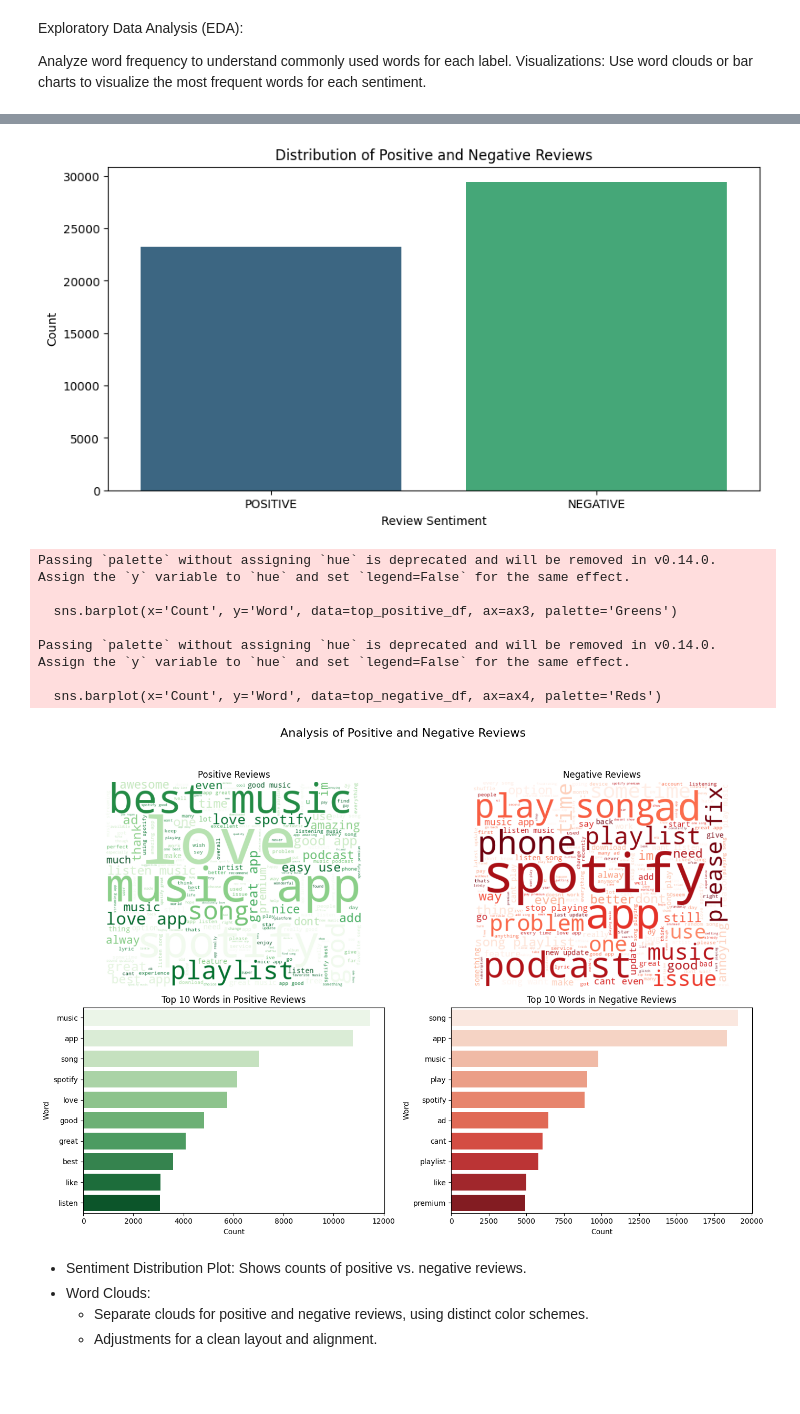
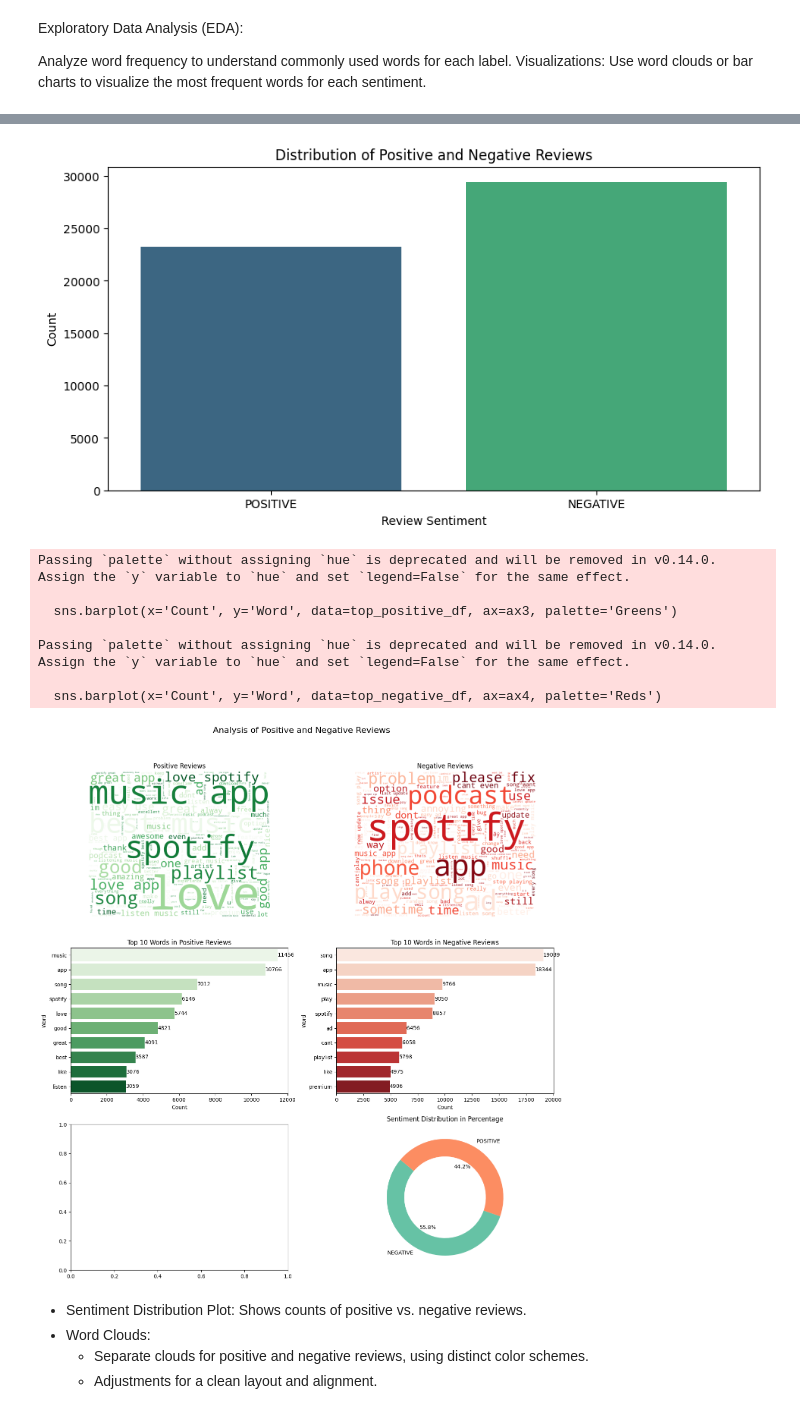
Before and after one commit to D1N3SH-DEV/spotify_review_analysis, a Jupyter notebook: Spotify_User_Reviews.ipynb, the cells around one changed output, grey strips where cells are left out. Cells and saved outputs as stored; diff of their text form; code cells hidden in the pictures; blank space fills up the shorter version.

Commit message:
Update to plottings

```diff
--- a/Spotify_User_Reviews.ipynb
+++ b/Spotify_User_Reviews.ipynb
@@ -142,8 +143,14 @@ plt.show()
 positive_reviews = ' '.join(data[data['label'] == 'POSITIVE']['Processed_Review'])
 negative_reviews = ' '.join(data[data['label'] == 'NEGATIVE']['Processed_Review'])
 
-# Set up the figure layout for word clouds and count plots
-fig, ((ax1, ax2), (ax3, ax4)) = plt.subplots(2, 2, figsize=(14, 10))
+# Count positive and negative reviews for donut chart
+label_counts = data['label'].value_counts()
+labels = label_counts.index
+sizes = label_counts.values
+colors = ['#66c2a5', '#fc8d62']
+
+# Set up the figure layout for word clouds, count plots, and donut chart
+fig, ((ax1, ax2), (ax3, ax4), (ax5, ax5)) = plt.subplots(3, 2, figsize=(14, 15))
 fig.suptitle('Analysis of Positive and Negative Reviews', fontsize=16)
 
 # Positive reviews word cloud
@@ -160,37 +167,45 @@ ax2.set_title('Negative Reviews')
 
 # Count top 10 words for positive reviews
 positive_word_counts = Counter(positive_reviews.split())
 top_positive_words = positive_word_counts.most_common(10)
 top_positive_df = pd.DataFrame(top_positive_words, columns=['Word', 'Count'])
 
-# Count plot for top 10 words in positive reviews
+# Count plot for top 10 words in positive reviews with annotations
 sns.barplot(x='Count', y='Word', data=top_positive_df, ax=ax3, palette='Greens')
 ax3.set_title('Top 10 Words in Positive Reviews')
+for i, (count, word) in enumerate(zip(top_positive_df['Count'], top_positive_df['Word'])):
+    ax3.text(count, i, f'{count}', ha='left', va='center')  # Add annotation for count
 
 # Count top 10 words for negative reviews
 negative_word_counts = Counter(negative_reviews.split())
 top_negative_words = negative_word_counts.most_common(10)
 top_negative_df = pd.DataFrame(top_negative_words, columns=['Word', 'Count'])
 
-# Count plot for top 10 words in negative reviews
+# Count plot for top 10 words in negative reviews with annotations
 sns.barplot(x='Count', y='Word', data=top_negative_df, ax=ax4, palette='Reds')
 ax4.set_title('Top 10 Words in Negative Reviews')
+for i, (count, word) in enumerate(zip(top_negative_df['Count'], top_negative_df['Word'])):
+    ax4.text(count, i, f'{count}', ha='left', va='center')  # Add annotation for count
 
-plt.tight_layout(rect=[0, 0, 1, 0.95])  # Adjust layout to fit title
+# Donut chart for sentiment distribution
+ax5.pie(sizes, labels=labels, autopct='%1.1f%%', startangle=140, colors=colors, wedgeprops=dict(width=0.3))
+ax5.set_title('Sentiment Distribution in Percentage')
+
+plt.tight_layout(rect=[0, 0, 1, 0.95])
 plt.show()
 # %% [output]
 Passing `palette` without assigning `hue` is deprecated and will be removed in v0.14.0. Assign the `x` variable to `hue` and set `legend=False` for the same effect.
 
   sns.countplot(x='label', data=data, palette='viridis')
 [figure]
 Passing `palette` without assigning `hue` is deprecated and will be removed in v0.14.0. Assign the `y` variable to `hue` and set `legend=False` for the same effect.
 
   sns.barplot(x='Count', y='Word', data=top_positive_df, ax=ax3, palette='Greens')
 
 Passing `palette` without assigning `hue` is deprecated and will be removed in v0.14.0. Assign the `y` variable to `hue` and set `legend=False` for the same effect.
 
   sns.barplot(x='Count', y='Word', data=top_negative_df, ax=ax4, palette='Reds')
-[figure, old version]
+[figure, new version]
 # %% [markdown]
 * Sentiment Distribution Plot: Shows counts of positive vs. negative reviews.
 * Word Clouds:
```
Also changed, not shown: parts of 2 cells of this notebook.
